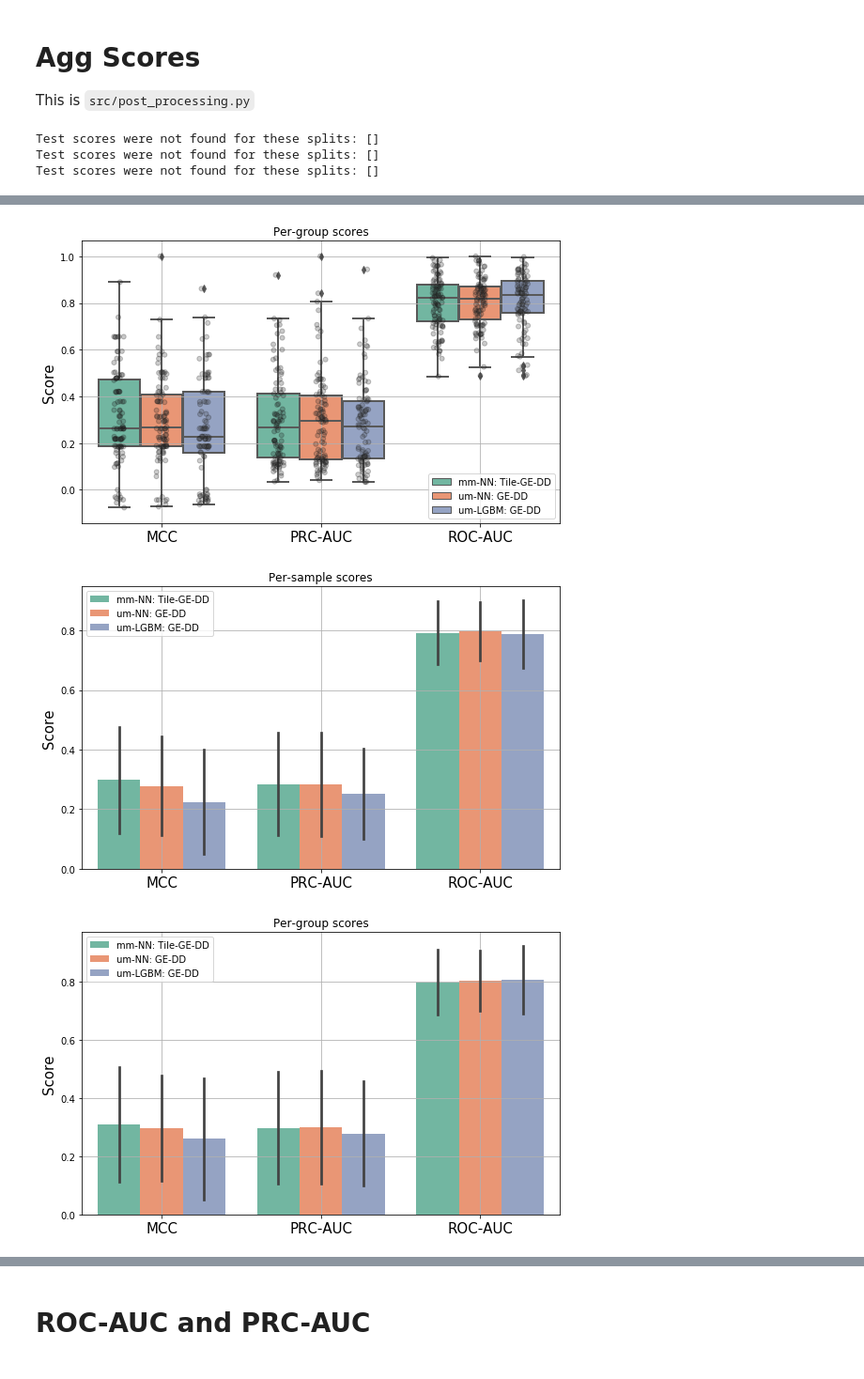
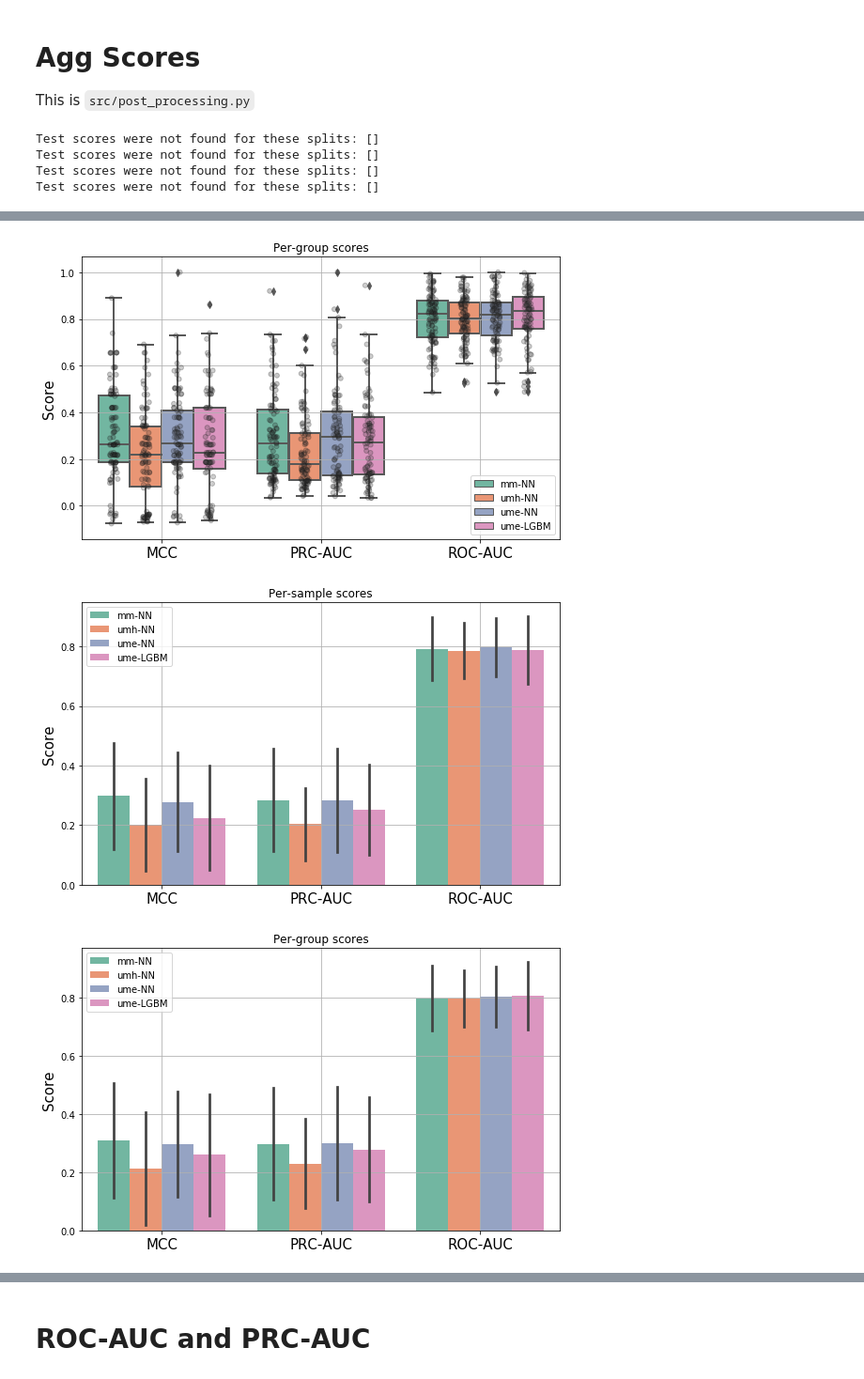
Before and after one commit to adpartin/pdx-histo, a Jupyter notebook: nbs/post-processing.ipynb, the cells around one changed output, grey strips where cells are left out. Shown: that part at 94% size. Drawn from its saved outputs; the diff is of its cells as text; code cells hidden in the pictures.

```diff
--- a/nbs/post-processing.ipynb
+++ b/nbs/post-processing.ipynb
@@ -339,35 +339,40 @@ mm = agg_scores_from_splits(
     datadir=fdir/"../projects/bin_rsp_drug_pairs_all_samples/runs_tile_ge_dd",
     fname="test_scores.csv", prfx="split_")
 mm = mm.rename(columns={"pred_for": "metric"})
+mm["model"] = "mm-NN"
+
+umh = agg_scores_from_splits(
+    datadir=fdir/"../projects/bin_rsp_drug_pairs_all_samples/runs_tile_dd",
+    fname="test_scores.csv", prfx="split_")
+umh = umh.rename(columns={"pred_for": "metric"})
+umh["model"] = "umh-NN"
 
 # Unimodal - gene expression
-um = agg_scores_from_splits(
+ume = agg_scores_from_splits(
     datadir=fdir/"../projects/bin_rsp_drug_pairs_all_samples/runs_ge_dd",
     fname="test_keras_scores.csv", prfx="split_")
+ume["model"] = "ume-NN"
 
 # LGBM
-lgb = agg_scores_from_splits(
+lgbm = agg_scores_from_splits(
     datadir=fdir/"../data/PDX_Transfer_Learning_Classification/Results_MultiModal_Learning/1.0_True_False_100_31",
     fname="te_scores.csv", prfx="cv_")
-
+lgbm["model"] = "ume-LGBM"
 
 # ------------------------------------
 # Agg scores from all models
 # ------------------------------------
-# Create "model" column
-mm["model"] = "mm-NN: Tile-GE-DD"
-um["model"] = "um-NN: GE-DD"
-lgb["model"] = "um-LGBM: GE-DD"
-
 # Concat scores from all models
-cols = ["metric", "smp", "Group", "split", "model"]
-all_scores = pd.concat([mm[cols], um[cols], lgb[cols]], axis=0).reset_index(drop=True)
+df_list_org = [mm, umh, ume, lgbm] #, ume_drop_aug, ume_only_pairs]
+# ll = [set(df.columns) for df in df_list_org]
+# common_cols = list(reduce(set.intersection, ll))
+common_cols = ["metric", "smp", "Group", "split", "model"]
+df_list = [df[common_cols] for df in df_list_org]
+all_scores = pd.concat(df_list, axis=0).reset_index(drop=True)
 
 # Keep common metrics
-s1 = set(mm["metric"].values)
-s2 = set(um["metric"].values)
-s3 = set(lgb["metric"].values)
-common_metrics = list(reduce(set.intersection, [s1, s2, s3]))
+ll = [set(df["metric"].values) for df in df_list]
+common_metrics = list(reduce(set.intersection, ll))
 all_scores = all_scores[all_scores["metric"].isin(common_metrics)].reset_index(drop=True)
 
 # Rename metric names
@@ -384,6 +389,7 @@ all_scores["metric"] = all_scores["metric"].map(lambda x: rename_items_of_single
 # Drop metrics
 met_drop = ["Brier"]
 all_scores = all_scores[~all_scores["metric"].isin(met_drop)]
+all_scores = all_scores.sort_values(["metric", "split"], ascending=True)
 
 # Boxplot
 ax = scores_boxplot(df=all_scores, x_name="metric", y_name="smp", hue_name="model", title="Per-sample scores")
@@ -396,3 +402,4 @@ ax = scores_barplot(df=all_scores, x_name="metric", y_name="Group", hue_name="mo
 Test scores were not found for these splits: []
 Test scores were not found for these splits: []
 Test scores were not found for these splits: []
+Test scores were not found for these splits: []
@@ -400,6 +407,6 @@ Test scores were not found for these splits: []
-[figure, old version]
+[figure, new version]
-[figure, old version]
+[figure, new version]
-[figure, old version]
+[figure, new version]
 # %%
 all_scores
 # %% [output]
```
Also changed, not shown: parts of 17 cells of this notebook, 1 other file.
